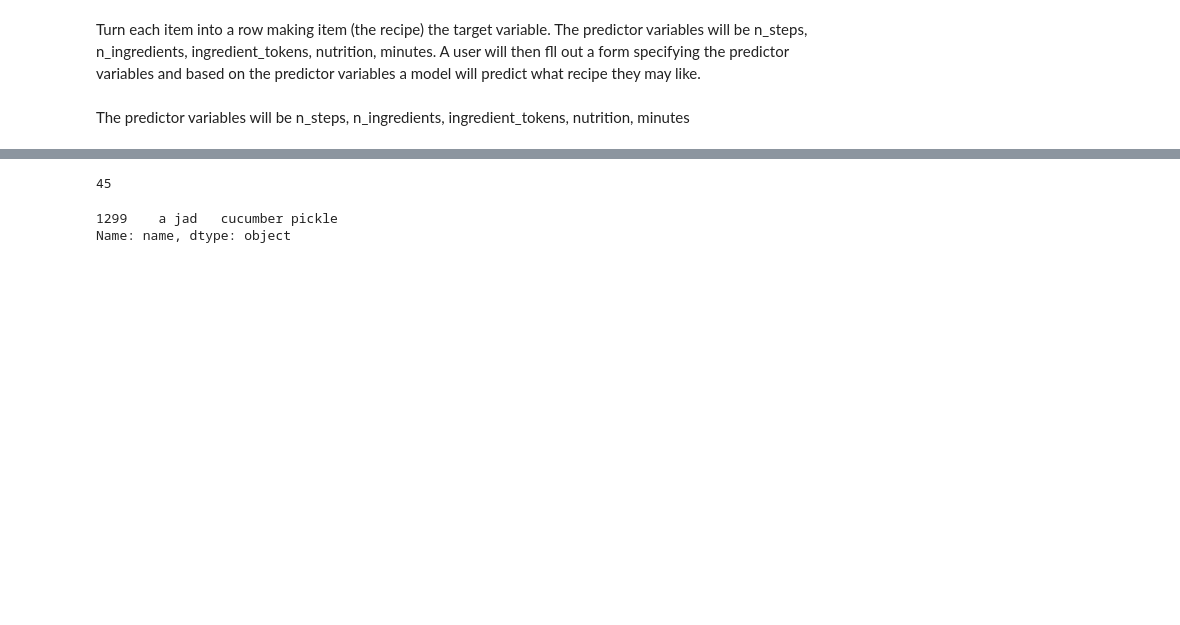
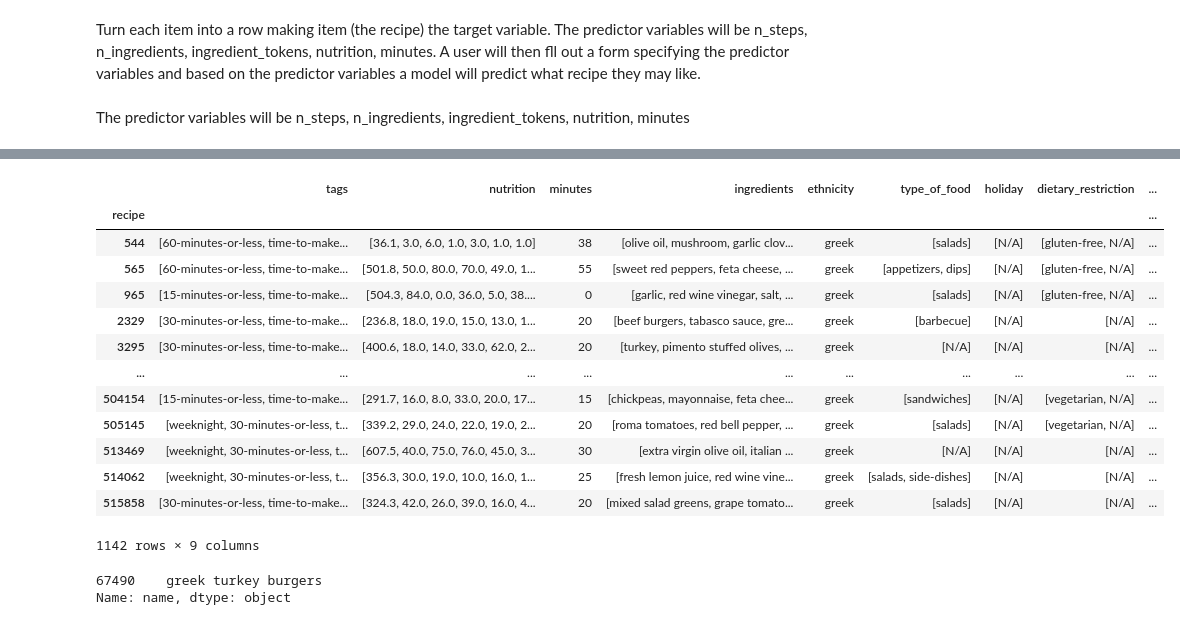
Before and after one commit to robertturro/Recipe-Recommender, a Jupyter notebook: data_preprocessing.ipynb, the cells around one changed output, grey strips where cells are left out. Saved outputs shown, nothing was run; the diff lists cells and outputs as text; code cells hidden in the pictures; blank space fills up the shorter version.

Commit message:
Added more filtering options

```diff
--- a/data_preprocessing.ipynb
+++ b/data_preprocessing.ipynb
@@ -201,7 +280,3 @@ for i,k in final_df.iterrows():
-# %%
-i
-# %% [output]
-45
 # %%
 def Similarity(user_input, row1):
 
@@ -223,6 +291,35 @@ def Similarity(user_input, row1):
     NutDistance = spatial.distance.cosine(nutrition_A, nutrition_B)
 
     return IngredDistance + NutDistance
+# %%
+def filter_df(df,time_filter, dietary_restriction, ethnicity, type_of_food, holiday):
+
+    if time_filter == "Less than 5 Hours":
+        df = df[df['minutes'] < 300]
+    if time_filter == "Less than 3 Hours":
+        df = df[df['minutes'] < 180]
+    if time_filter == "Less than 1 Hour":
+        df = df[df['minutes'] < 60]
+    if time_filter == "Any Time":
+        df = df
+
+    if dietary_restriction != "None":
+        df = df.explode('dietary_restriction')
+        df = df[df['dietary_restriction'].isin(dietary_restriction)]
+
+    if ethnicity != "Any":
+        df = df.explode('ethnicity')
+        df = df[df['ethnicity'] == ethnicity]
+
+    if type_of_food != "Any":
+        df = df.explode('type_of_food')
+        df = df[df['type_of_food'] == type_of_food]
+
+    if holiday != "No":
+        df = df.explode('holiday')
+        df = df[df['holiday'] == holiday]
+
+    return df
 # %%
 def getNeighbors(user_input, df, K, name_df):
     distances = []
@@ -239,8 +337,26 @@ def getNeighbors(user_input, df, K, name_df):
     for x in range(K):
         neighbors.append(distances[x])
     return neighbors
+# %%
+filtered_df = filter_df(final_df,"Less than 1 Hour","None","greek","Any","No")
+filtered_df
+# %% [output]
+|  | tags | nutrition | minutes | ingredients | ethnicity | type_of_food | holiday | dietary_restriction | ... |
+| recipe |  |  |  |  |  |  |  |  | ... |
+| 544 | [60-minutes-or-less, time-to-make... | [36.1, 3.0, 6.0, 1.0, 3.0, 1.0, 1.0] | 38 | [olive oil, mushroom, garlic clov... | greek | [salads] | [N/A] | [gluten-free, N/A] | ... |
+| 565 | [60-minutes-or-less, time-to-make... | [501.8, 50.0, 80.0, 70.0, 49.0, 1... | 55 | [sweet red peppers, feta cheese, ... | greek | [appetizers, dips] | [N/A] | [gluten-free, N/A] | ... |
+| 965 | [15-minutes-or-less, time-to-make... | [504.3, 84.0, 0.0, 36.0, 5.0, 38.... | 0 | [garlic, red wine vinegar, salt, ... | greek | [salads] | [N/A] | [gluten-free, N/A] | ... |
+| 2329 | [30-minutes-or-less, time-to-make... | [236.8, 18.0, 19.0, 15.0, 13.0, 1... | 20 | [beef burgers, tabasco sauce, gre... | greek | [barbecue] | [N/A] | [N/A] | ... |
+| 3295 | [30-minutes-or-less, time-to-make... | [400.6, 18.0, 14.0, 33.0, 62.0, 2... | 20 | [turkey, pimento stuffed olives, ... | greek | [N/A] | [N/A] | [N/A] | ... |
+| ... | ... | ... | ... | ... | ... | ... | ... | ... | ... |
+| 504154 | [15-minutes-or-less, time-to-make... | [291.7, 16.0, 8.0, 33.0, 20.0, 17... | 15 | [chickpeas, mayonnaise, feta chee... | greek | [sandwiches] | [N/A] | [vegetarian, N/A] | ... |
+| 505145 | [weeknight, 30-minutes-or-less, t... | [339.2, 29.0, 24.0, 22.0, 19.0, 2... | 20 | [roma tomatoes, red bell pepper, ... | greek | [salads] | [N/A] | [vegetarian, N/A] | ... |
+| 513469 | [weeknight, 30-minutes-or-less, t... | [607.5, 40.0, 75.0, 76.0, 45.0, 3... | 30 | [extra virgin olive oil, italian ... | greek | [N/A] | [N/A] | [N/A] | ... |
+| 514062 | [weeknight, 30-minutes-or-less, t... | [356.3, 30.0, 19.0, 10.0, 16.0, 1... | 25 | [fresh lemon juice, red wine vine... | greek | [salads, side-dishes] | [N/A] | [N/A] | ... |
+| 515858 | [30-minutes-or-less, time-to-make... | [324.3, 42.0, 26.0, 39.0, 16.0, 4... | 20 | [mixed salad greens, grape tomato... | greek | [salads] | [N/A] | [N/A] | ... |
+1142 rows × 9 columns
 # %%
-raw_recipes2[raw_recipes2['id'] == 46]['name']
+raw_recipes2[raw_recipes2['id'] == 3295]['name']
 # %% [output]
-1299    a jad   cucumber pickle
+67490    greek turkey burgers
 Name: name, dtype: object
```
Also changed, not shown: parts of 47 cells of this notebook.
